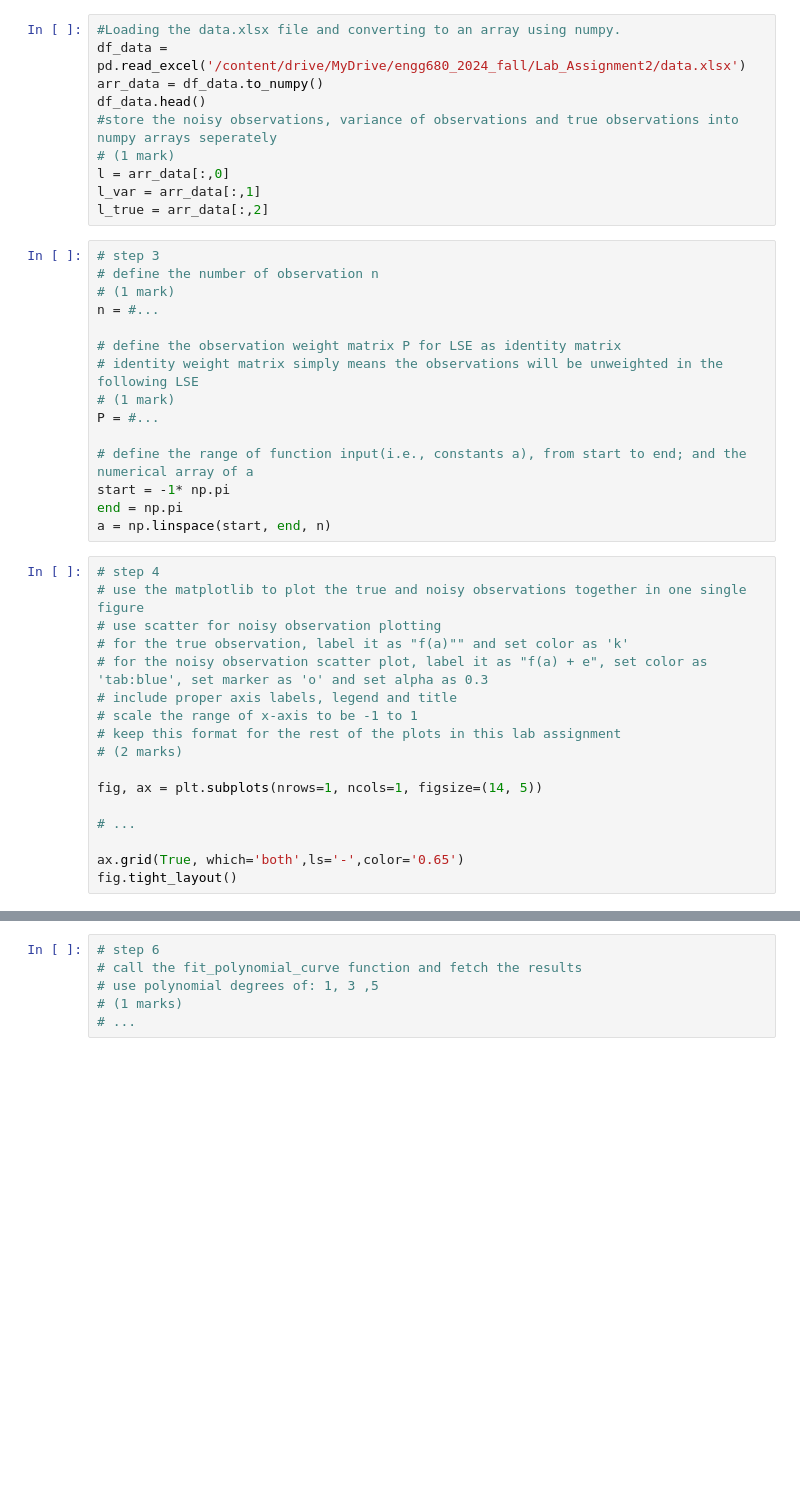
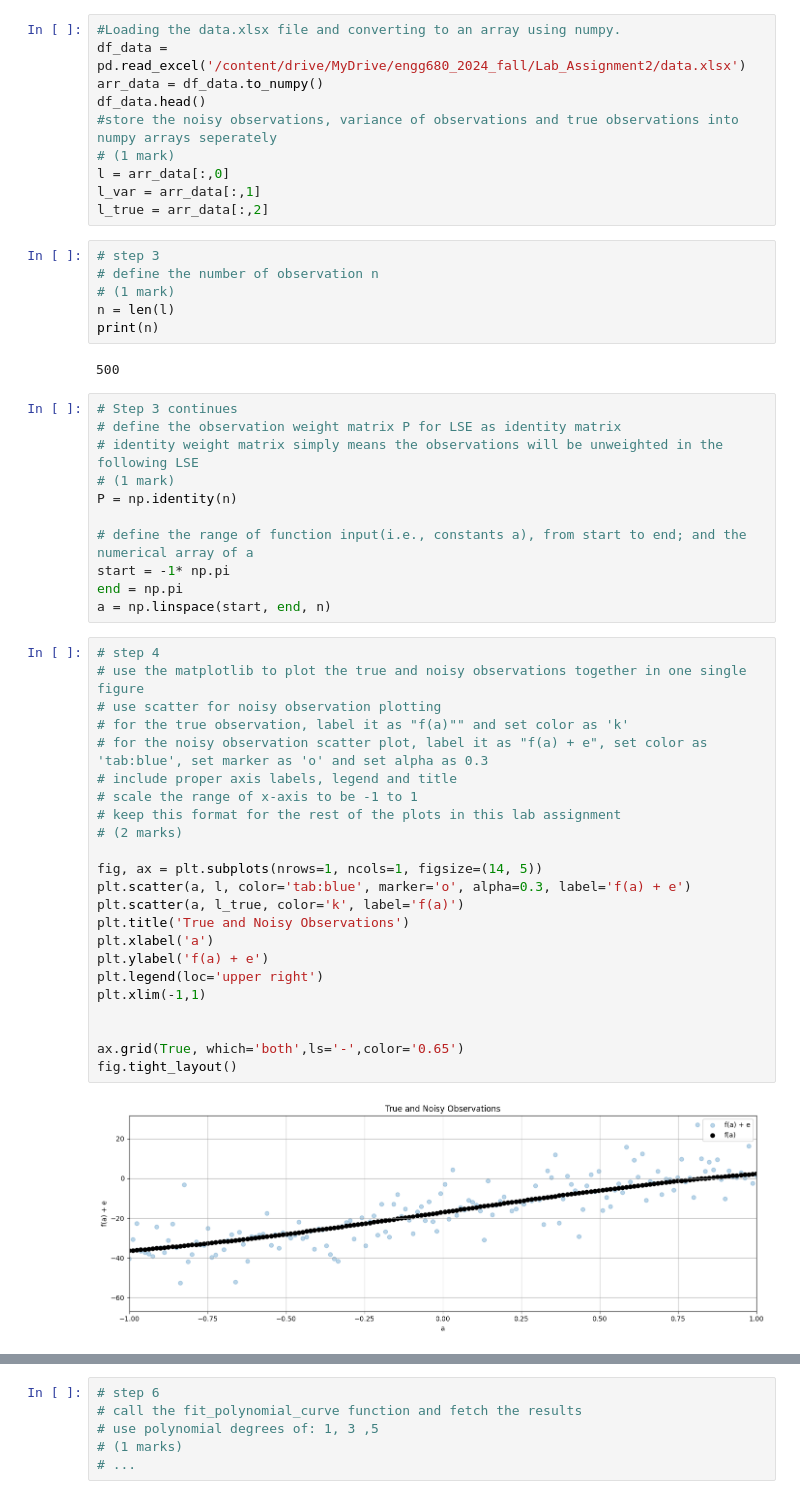
Before and after one commit to KatiaAbdulBaki/engg680_2024_fall, a Jupyter notebook: Lab_Assignment2/Non-linearLeastSquareEstimationProblem.ipynb, the cells around one changed output, grey strips where cells are left out. Cells and saved outputs as stored; diff of their text form; blank space fills up the shorter version.

Commit message:
Updating Step 1 to 4 of the Python notebook.

```diff
--- a/Lab_Assignment2/Non-linearLeastSquareEstimationProblem.ipynb
+++ b/Lab_Assignment2/Non-linearLeastSquareEstimationProblem.ipynb
@@ -49,16 +49,20 @@ df_data.head()
 l = arr_data[:,0]
 l_var = arr_data[:,1]
 l_true = arr_data[:,2]
+# %%
+# step 3
+# define the number of observation n
+# (1 mark)
+n = len(l)
+print(n)
+# %% [output]
+500
 # %%
-# step 3
-# define the number of observation n
-# (1 mark)
-n = #...
-
+# Step 3 continues
 # define the observation weight matrix P for LSE as identity matrix
 # identity weight matrix simply means the observations will be unweighted in the following LSE
 # (1 mark)
-P = #...
+P = np.identity(n)
 
 # define the range of function input(i.e., constants a), from start to end; and the numerical array of a
 start = -1* np.pi
@@ -67,20 +71,28 @@ a = np.linspace(start, end, n)
 # %%
 # step 4
 # use the matplotlib to plot the true and noisy observations together in one single figure
 # use scatter for noisy observation plotting
 # for the true observation, label it as "f(a)"" and set color as 'k'
 # for the noisy observation scatter plot, label it as "f(a) + e", set color as 'tab:blue', set marker as 'o' and set alpha as 0.3
 # include proper axis labels, legend and title
 # scale the range of x-axis to be -1 to 1
 # keep this format for the rest of the plots in this lab assignment
 # (2 marks)
 
 fig, ax = plt.subplots(nrows=1, ncols=1, figsize=(14, 5))
+plt.scatter(a, l, color='tab:blue', marker='o', alpha=0.3, label='f(a) + e')
+plt.scatter(a, l_true, color='k', label='f(a)')
+plt.title('True and Noisy Observations')
+plt.xlabel('a')
+plt.ylabel('f(a) + e')
+plt.legend(loc='upper right')
+plt.xlim(-1,1)
 
-# ...
 
 ax.grid(True, which='both',ls='-',color='0.65')
 fig.tight_layout()
+# %% [output]
+[figure, added]
 # %%
 # step 5
 # define a curve fitting function named fit_polynomial_curve
```
Also changed, not shown: parts of 4 cells of this notebook.
